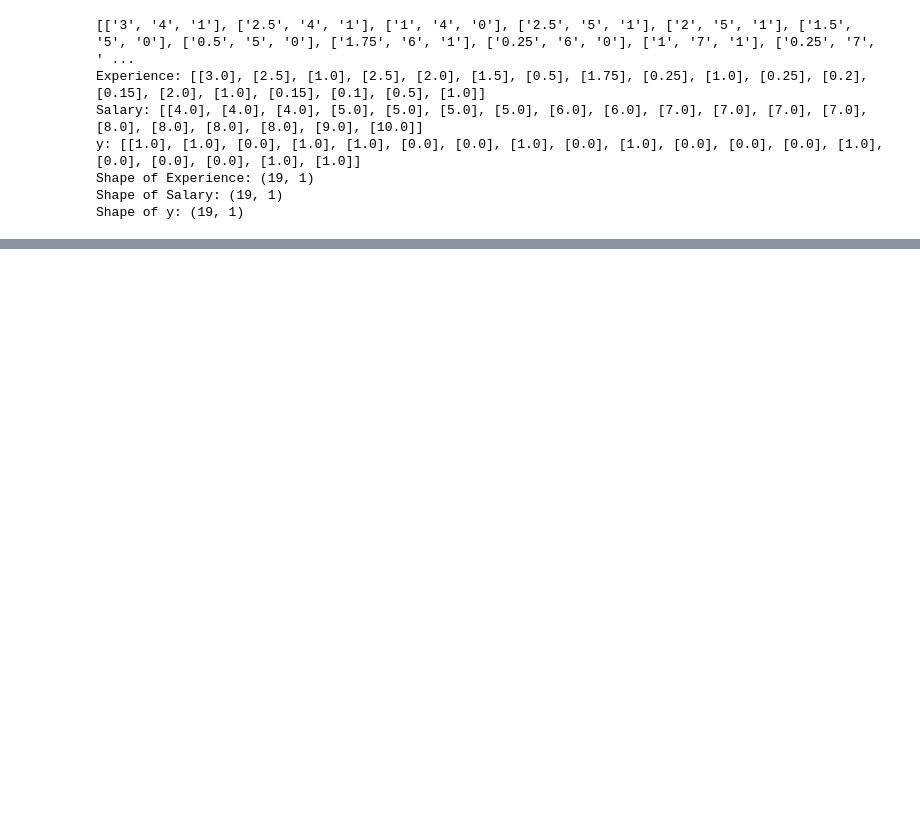
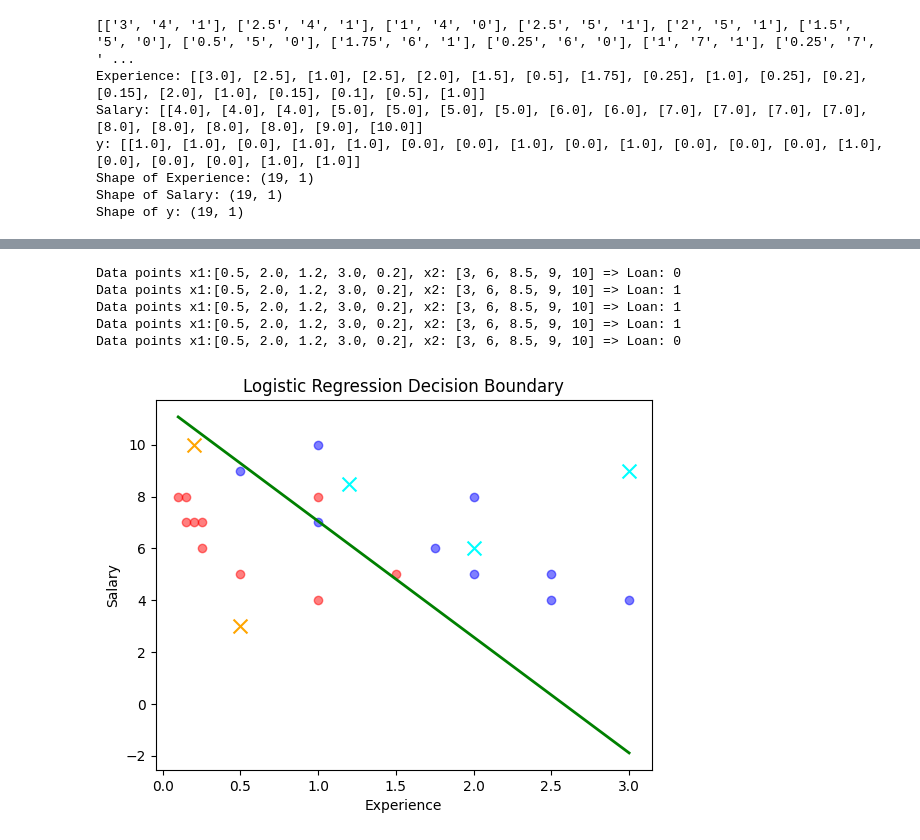
Before and after one commit to dominhquang39/dl2026, a Jupyter notebook: lab3/logistic_regression.ipynb, the cells around one changed output, grey strips where cells are left out. Drawn from its saved outputs; the diff is of its cells as text; code cells hidden in the pictures; blank space fills up the shorter version.

Commit message:
Add prediction and prediction plot

```diff
--- a/lab3/logistic_regression.ipynb
+++ b/lab3/logistic_regression.ipynb
@@ -11,7 +11,7 @@ def read_csv(csv_file):
             data.append(row)
     return data
 
-data = read_csv('data/loan2.csv')
+data = read_csv('../data/loan2.csv')
 print(data)
 
 x1 = [[float(row[0])] for row in data]
@@ -74,7 +74,7 @@ def gradient_descent(x1, x2, y, lr, threshold=1e-6):
         w[2] -= lr*grad[2]
         new_loss = loss_function(N, x1, x2, y, w)
         count += 1
-        if count % 100 == 0:
+        if count % 10000 == 0:
             print(f"Iteration {count}: Loss={new_loss:.3f}")
 
         if abs(new_loss - loss) < threshold:
@@ -125,3 +125,50 @@ Model converged after 413550 iterations
 Final weights:
 w0 = -8.752, w1 = 3.397, w2 = 0.760
 [figure]
+# %%
+def predict(x1_new, x2_new, w):
+    predictions = []
+    for i in range(len(x1_new)):
+        z = w[0] + w[1] * x1_new[i] + w[2] * x2_new[i]
+        prob = sigmoid(z)
+        y_pred = 1 if prob >= 0.5 else 0
+        predictions.append(y_pred)
+
+    return predictions
+
+x1_new = [0.5, 2.0, 1.2, 3.0, 0.2]
+x2_new = [3, 6, 8.5, 9, 10]
+
+pred = predict(x1_new, x2_new, w)
+
+for i in range(len(pred)):
+    print(f'Data points x1:{x1_new}, x2: {x2_new} => Loan: {pred[i]}')
+# %% [output]
+Data points x1:[0.5, 2.0, 1.2, 3.0, 0.2], x2: [3, 6, 8.5, 9, 10] => Loan: 0
+Data points x1:[0.5, 2.0, 1.2, 3.0, 0.2], x2: [3, 6, 8.5, 9, 10] => Loan: 1
+Data points x1:[0.5, 2.0, 1.2, 3.0, 0.2], x2: [3, 6, 8.5, 9, 10] => Loan: 1
+Data points x1:[0.5, 2.0, 1.2, 3.0, 0.2], x2: [3, 6, 8.5, 9, 10] => Loan: 1
+Data points x1:[0.5, 2.0, 1.2, 3.0, 0.2], x2: [3, 6, 8.5, 9, 10] => Loan: 0
+# %%
+def plot_prediction(x1, x2, y, w, x1_new, x2_new, y_new):
+    for i in range(len(y)):
+        plt.scatter(x1[i][0], x2[i][0], c='blue' if y[i][0] else 'red', alpha=0.5)
+
+    if x1_new:
+        for i in range(len(y_new)):
+            plt.scatter(x1_new[i], x2_new[i], c='cyan' if y_new[i] else 'orange', marker='x', s=100)
+
+    x1_min, x1_max = min(x1)[0], max(x1)[0]
+    x2_start = -(w[1] * x1_min + w[0]) / w[2]
+    x2_end = -(w[1] * x1_max + w[0]) / w[2]
+
+    plt.plot([x1_min, x1_max], [x2_start, x2_end], color='green', linewidth=2)
+
+    plt.xlabel('Experience')
+    plt.ylabel('Salary')
+    plt.title('Logistic Regression Decision Boundary')
+    plt.show()
+
+plot_prediction(x1, x2, y, w, x1_new, x2_new, pred)
+# %% [output]
+[figure, added]
```
Also changed, not shown: parts of 1 cell of this notebook.
